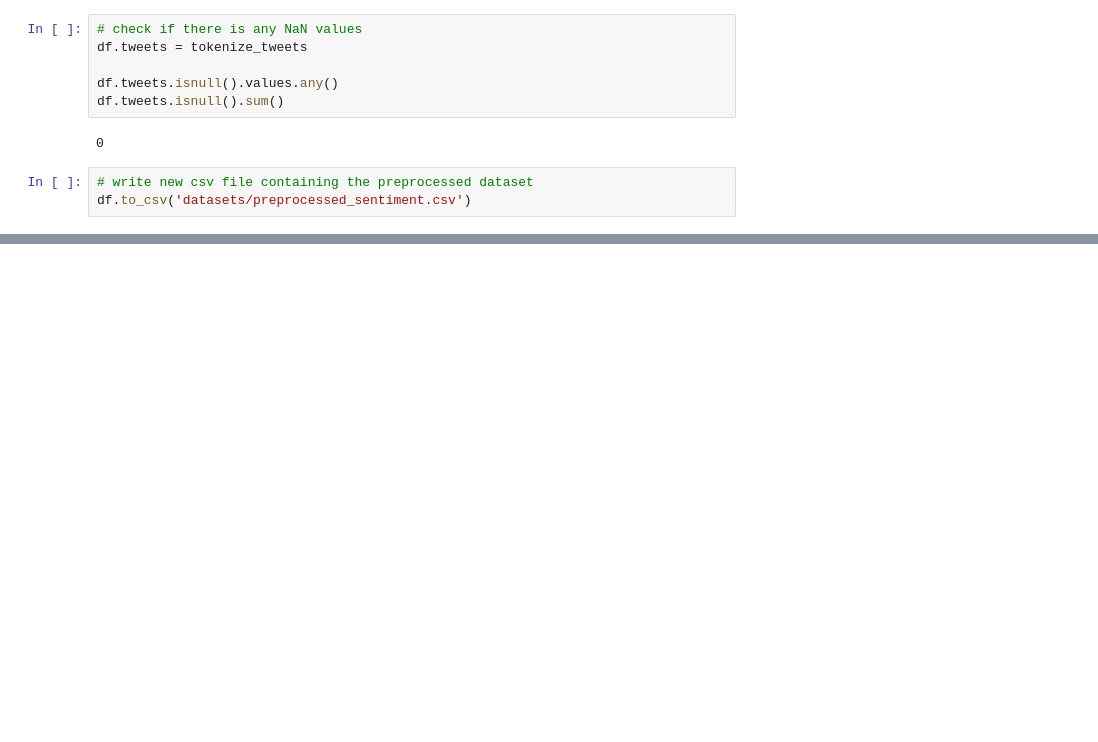
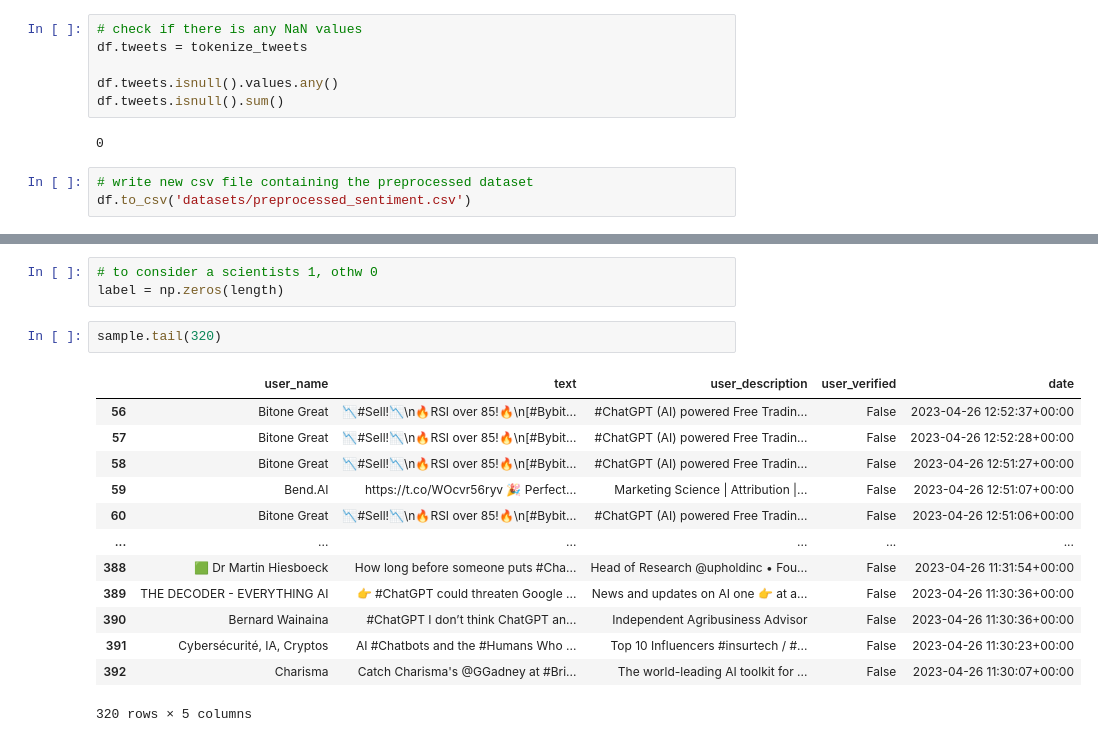
Before and after one commit to Ajkunas/computational-social-media, a Jupyter notebook: data_preprocessing.ipynb, the cells around one changed output, grey strips where cells are left out. Saved outputs shown, nothing was run; the diff lists cells and outputs as text; blank space fills up the shorter version.

```diff
--- a/data_preprocessing.ipynb
+++ b/data_preprocessing.ipynb
@@ -255,0 +393,19 @@ df.to_csv('datasets/preprocessed_sentiment.csv')
+# %%
+# to consider a scientists 1, othw 0
+label = np.zeros(length)
+# %%
+sample.tail(320)
+# %% [output]
+|  | user_name | text | user_description | user_verified | date |
+| 56 | Bitone Great | 📉#Sell!📉\n🔥RSI over 85!🔥\n[#Bybit... | #ChatGPT (AI) powered Free Tradin... | False | 2023-04-26 12:52:37+00:00 |
+| 57 | Bitone Great | 📉#Sell!📉\n🔥RSI over 85!🔥\n[#Bybit... | #ChatGPT (AI) powered Free Tradin... | False | 2023-04-26 12:52:28+00:00 |
+| 58 | Bitone Great | 📉#Sell!📉\n🔥RSI over 85!🔥\n[#Bybit... | #ChatGPT (AI) powered Free Tradin... | False | 2023-04-26 12:51:27+00:00 |
+| 59 | Bend.AI | https://t.co/WOcvr56ryv 🎉 Perfect... | Marketing Science | Attribution |... | False | 2023-04-26 12:51:07+00:00 |
+| 60 | Bitone Great | 📉#Sell!📉\n🔥RSI over 85!🔥\n[#Bybit... | #ChatGPT (AI) powered Free Tradin... | False | 2023-04-26 12:51:06+00:00 |
+| ... | ... | ... | ... | ... | ... |
+| 388 | 🟩 Dr Martin Hiesboeck | How long before someone puts #Cha... | Head of Research @upholdinc • Fou... | False | 2023-04-26 11:31:54+00:00 |
+| 389 | THE DECODER - EVERYTHING AI | 👉 #ChatGPT could threaten Google ... | News and updates on AI one 👉 at a... | False | 2023-04-26 11:30:36+00:00 |
+| 390 | Bernard Wainaina | #ChatGPT I don’t think ChatGPT an... | Independent Agribusiness Advisor | False | 2023-04-26 11:30:36+00:00 |
+| 391 | Cybersécurité, IA, Cryptos | AI #Chatbots and the #Humans Who ... | Top 10 Influencers #insurtech / #... | False | 2023-04-26 11:30:23+00:00 |
+| 392 | Charisma | Catch Charisma's @GGadney at #Bri... | The world-leading AI toolkit for ... | False | 2023-04-26 11:30:07+00:00 |
+320 rows × 5 columns
```
Also changed, not shown: parts of 71 cells of this notebook, 9 other files.
